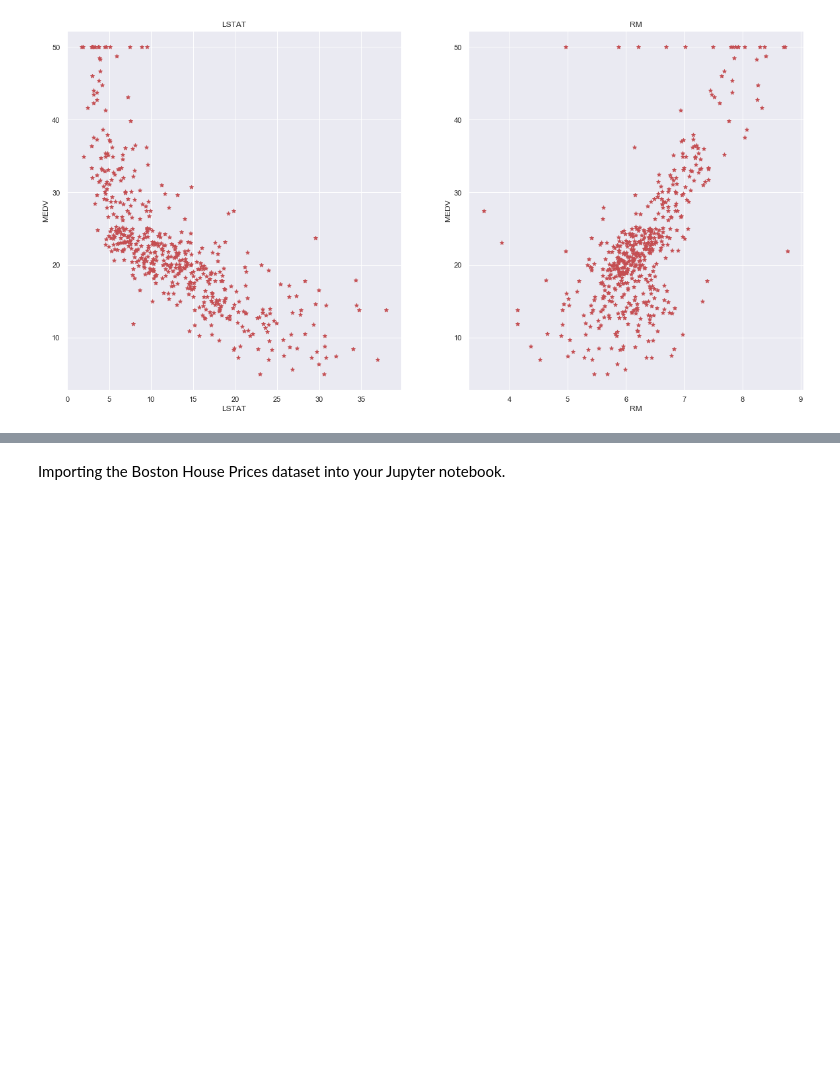
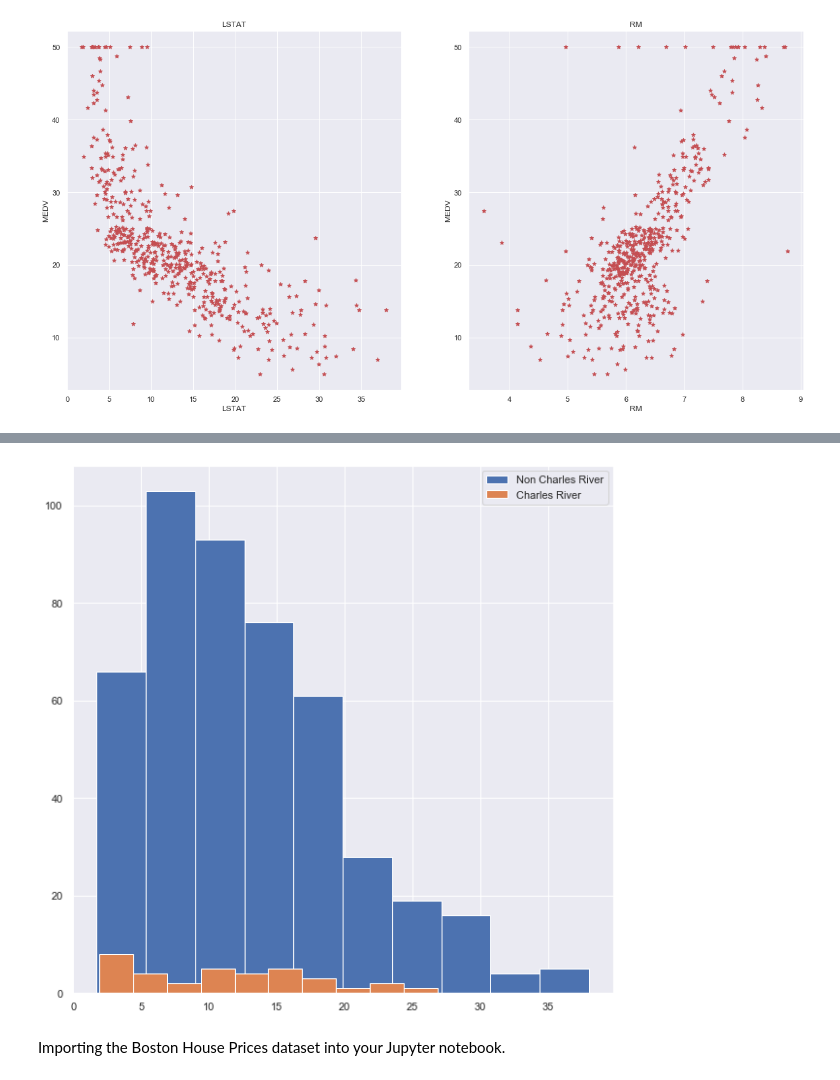
Before and after one commit to G00364690/MLS-Project, a Jupyter notebook: MLS Project.ipynb, the cells around one changed output, grey strips where cells are left out. Cells and saved outputs as stored; diff of their text form; code cells hidden in the pictures; blank space fills up the shorter version.

```diff
--- a/MLS Project.ipynb
+++ b/MLS Project.ipynb
@@ -194,3 +199,10 @@ KeyError: 'RM'
+# %%
+plt.hist( NCR ["lstat"], label="Non Charles River")
+plt.hist( CR ["lstat"], label="Charles River")
+plt.legend()
+plt.show()
+# %% [output]
+[figure, added]
 # %% [markdown]
 Importing the Boston House Prices dataset into your Jupyter notebook.
 # %%
```
Also changed, not shown: parts of 9 cells of this notebook, 1 other file.
